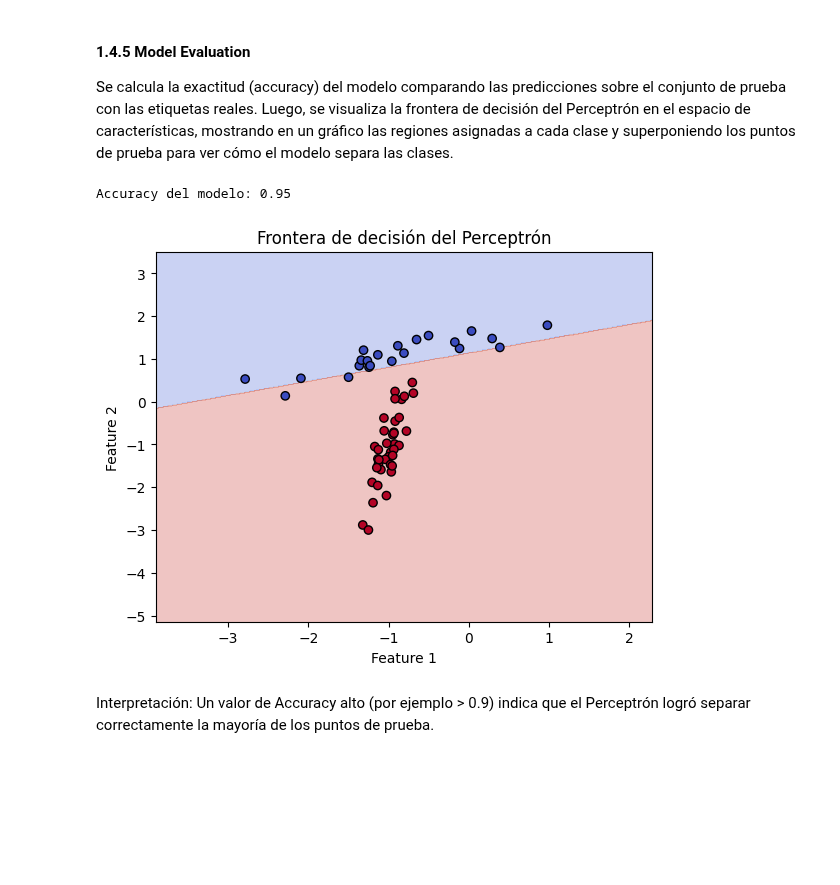
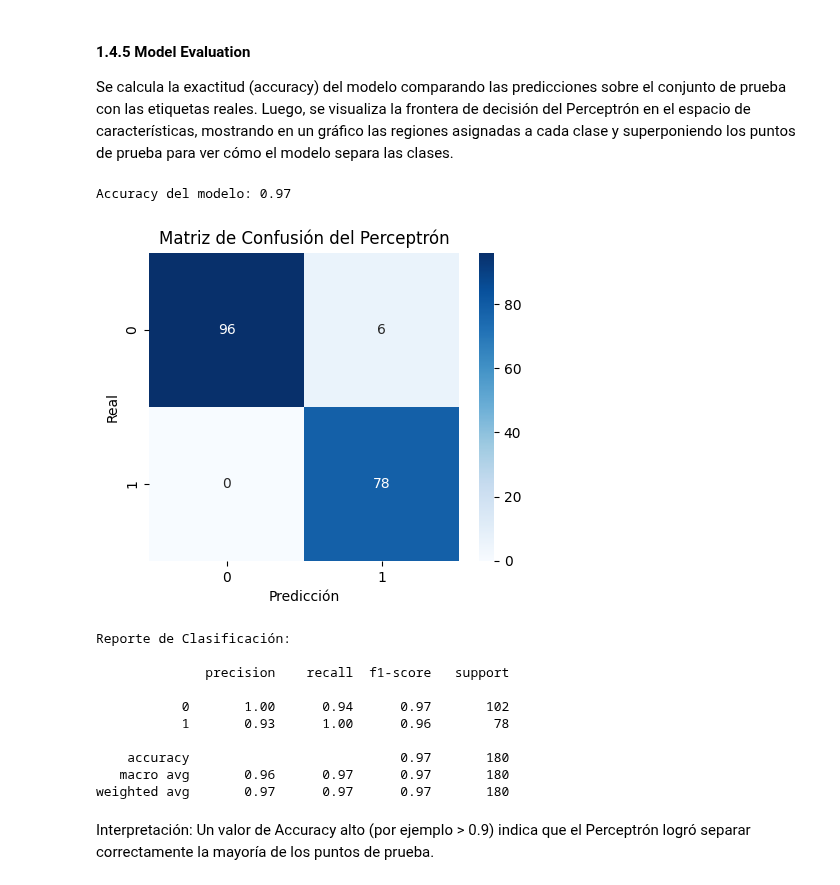
Before and after one commit to TheEvilWin/Clasificacion-Inteligente-de-Datos, a Jupyter notebook: Hands-on 1/Hands_on_1_Percepton_Notebook_(Tutorial)_Kevin_Ramses_Ramirez_Gomez.ipynb, the cells around one changed output. Drawn from its saved outputs; the diff is of its cells as text; code cells hidden in the pictures; blank space fills up the shorter version.

```diff
--- a/Hands-on 1/Hands_on_1_Percepton_Notebook_(Tutorial)_Kevin_Ramses_Ramirez_Gomez.ipynb
+++ b/Hands-on 1/Hands_on_1_Percepton_Notebook_(Tutorial)_Kevin_Ramses_Ramirez_Gomez.ipynb
@@ -134,29 +184,37 @@ Entrada: [-1.20545553 -1.88595858] → Predicción: 1 (Real: 1)
 #### 1.4.5 Model Evaluation
 
 Se calcula la exactitud (accuracy) del modelo comparando las predicciones sobre el conjunto de prueba con las etiquetas reales. Luego, se visualiza la frontera de decisión del Perceptrón en el espacio de características, mostrando en un gráfico las regiones asignadas a cada clase y superponiendo los puntos de prueba para ver cómo el modelo separa las clases.
-# %%
-# Calcular accuracy
-y_pred = model.predict(X_test)
-acc = accuracy_score(y_test, y_pred)
-print(f"Accuracy del modelo: {acc:.2f}")
-
-# Visualizar frontera de decisión
-x_min, x_max = X[:, 0].min() - 1, X[:, 0].max() + 1
-y_min, y_max = X[:, 1].min() - 1, X[:, 1].max() + 1
-xx, yy = np.meshgrid(np.arange(x_min, x_max, 0.02),
-                     np.arange(y_min, y_max, 0.02))
-Z = model.predict(np.c_[xx.ravel(), yy.ravel()])
-Z = Z.reshape(xx.shape)
-
-plt.contourf(xx, yy, Z, cmap='coolwarm', alpha=0.3)
-plt.scatter(X_test[:, 0], X_test[:, 1], c=y_test, cmap='coolwarm', edgecolors='k')
-plt.title("Frontera de decisión del Perceptrón")
-plt.xlabel("Feature 1")
-plt.ylabel("Feature 2")
-plt.show()
-# %% [output]
-Accuracy del modelo: 0.95
-[figure, removed]
+# %%
+# Calcular Accuracy
+acc = accuracy_score(y_test, y_pred)
+print(f"Accuracy del modelo: {acc:.2f}")
+
+# Matriz de confusión
+cm = confusion_matrix(y_test, y_pred)
+
+plt.figure(figsize=(5,4))
+sns.heatmap(cm, annot=True, fmt="d", cmap="Blues")
+plt.title("Matriz de Confusión del Perceptrón")
+plt.xlabel("Predicción")
+plt.ylabel("Real")
+plt.show()
+
+# Reporte detallado
+print("\nReporte de Clasificación:\n")
+print(classification_report(y_test, y_pred))
+# %% [output]
+Accuracy del modelo: 0.97
+[figure, added]
+Reporte de Clasificación:
+
+              precision    recall  f1-score   support
+
+           0       1.00      0.94      0.97       102
+           1       0.93      1.00      0.96        78
+
+    accuracy                           0.97       180
+   macro avg       0.96      0.97      0.97       180
+weighted avg       0.97      0.97      0.97       180
 # %% [markdown]
 
 
```
Also changed, not shown: parts of 12 cells of this notebook, 2 other files.
